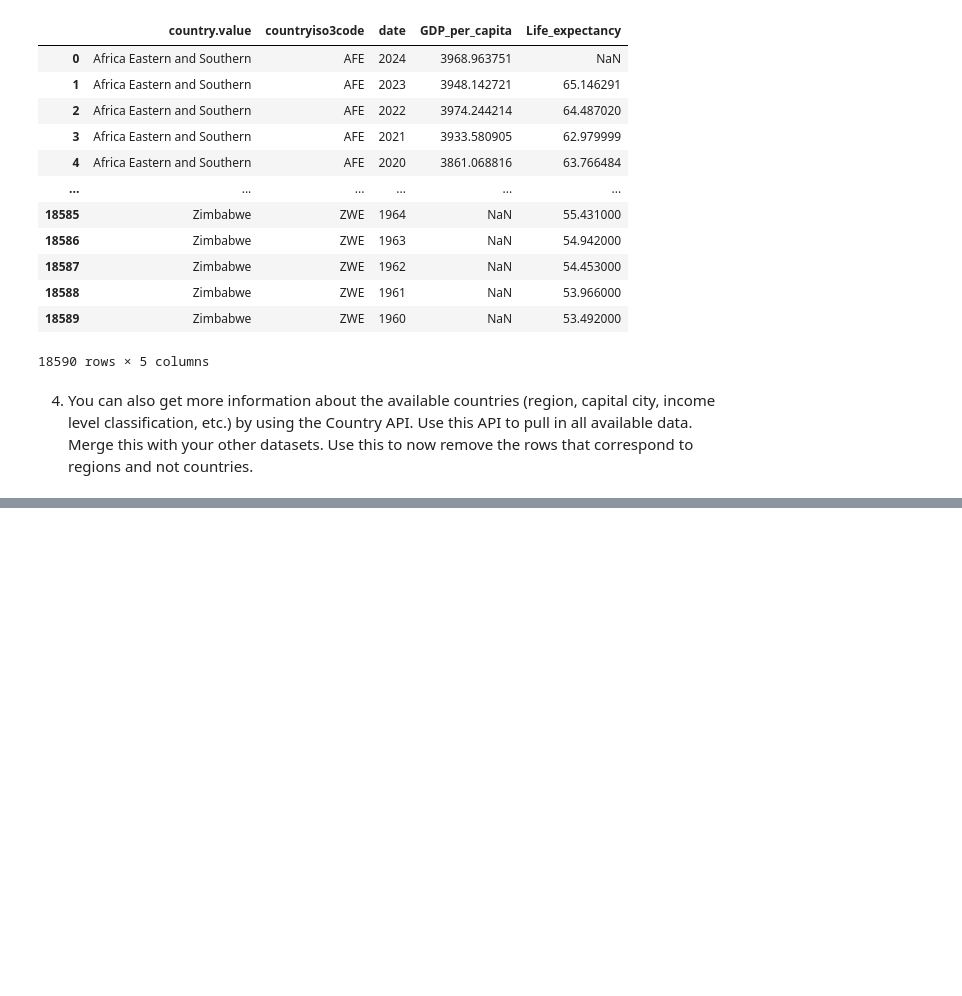
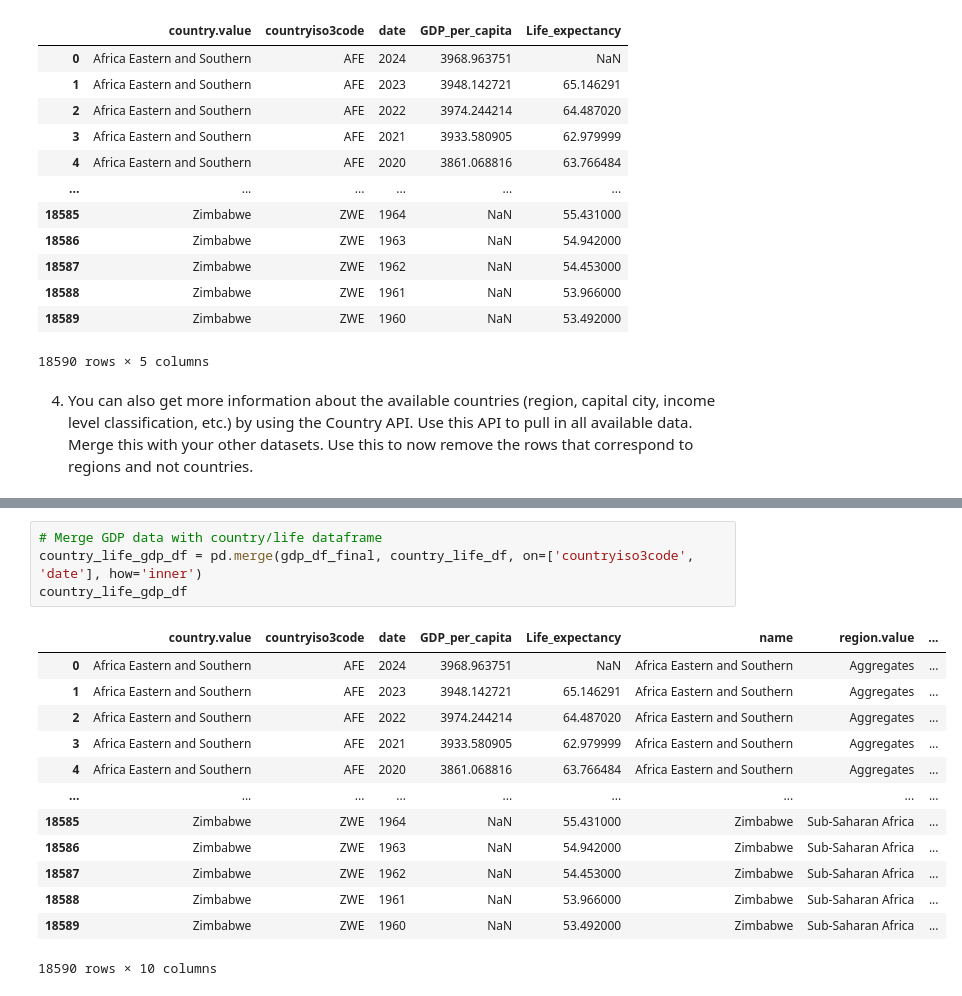
Before and after one commit to NewForce-Cohort-11-Data/socrata-api-bgizzle78, a Jupyter notebook: socrata_api_proj.ipynb, the cells around one changed output, grey strips where cells are left out. Drawn from its saved outputs; the diff is of its cells as text; blank space fills up the shorter version.

```diff
--- a/socrata_api_proj.ipynb
+++ b/socrata_api_proj.ipynb
@@ -364,0 +555,18 @@ Total rows in merged DataFrame: 18590
+# %%
+# Merge GDP data with country/life dataframe
+country_life_gdp_df = pd.merge(gdp_df_final, country_life_df, on=['countryiso3code', 'date'], how='inner')
+country_life_gdp_df
+# %% [output]
+|  | country.value | countryiso3code | date | GDP_per_capita | Life_expectancy | name | region.value | ... |
+| 0 | Africa Eastern and Southern | AFE | 2024 | 3968.963751 | NaN | Africa Eastern and Southern | Aggregates | ... |
+| 1 | Africa Eastern and Southern | AFE | 2023 | 3948.142721 | 65.146291 | Africa Eastern and Southern | Aggregates | ... |
+| 2 | Africa Eastern and Southern | AFE | 2022 | 3974.244214 | 64.487020 | Africa Eastern and Southern | Aggregates | ... |
+| 3 | Africa Eastern and Southern | AFE | 2021 | 3933.580905 | 62.979999 | Africa Eastern and Southern | Aggregates | ... |
+| 4 | Africa Eastern and Southern | AFE | 2020 | 3861.068816 | 63.766484 | Africa Eastern and Southern | Aggregates | ... |
+| ... | ... | ... | ... | ... | ... | ... | ... | ... |
+| 18585 | Zimbabwe | ZWE | 1964 | NaN | 55.431000 | Zimbabwe | Sub-Saharan Africa | ... |
+| 18586 | Zimbabwe | ZWE | 1963 | NaN | 54.942000 | Zimbabwe | Sub-Saharan Africa | ... |
+| 18587 | Zimbabwe | ZWE | 1962 | NaN | 54.453000 | Zimbabwe | Sub-Saharan Africa | ... |
+| 18588 | Zimbabwe | ZWE | 1961 | NaN | 53.966000 | Zimbabwe | Sub-Saharan Africa | ... |
+| 18589 | Zimbabwe | ZWE | 1960 | NaN | 53.492000 | Zimbabwe | Sub-Saharan Africa | ... |
+18590 rows × 10 columns
```
Also changed, not shown: parts of 24 cells of this notebook.
